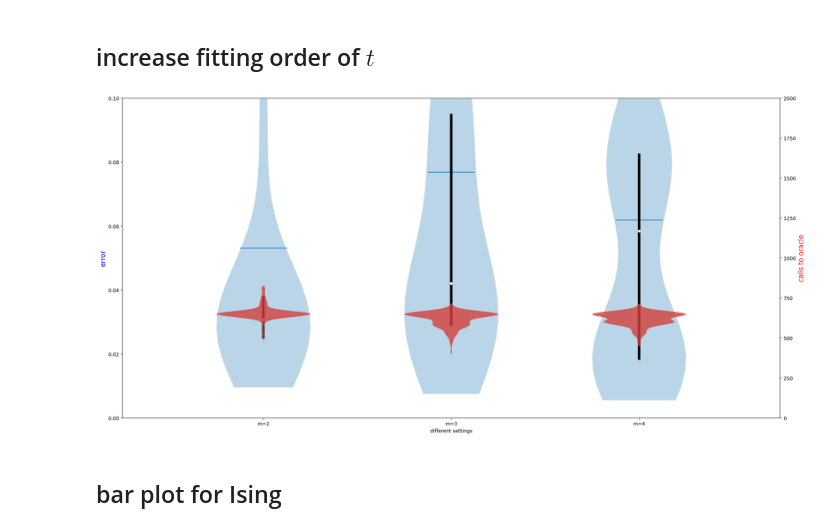
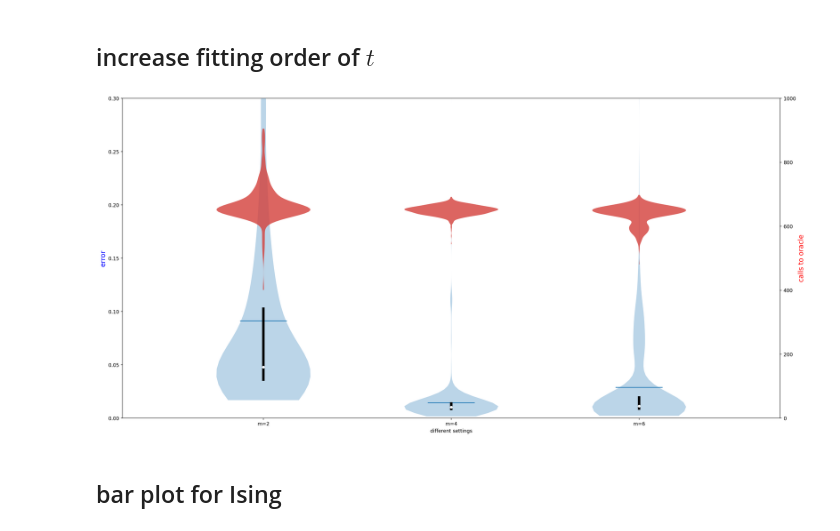
Before and after one commit to zyHan2077/HamiltonianLearning, a Jupyter notebook: plot/dataPresentation.ipynb, the cells around one changed output. Cells and saved outputs as stored; diff of their text form; code cells hidden in the pictures.

Commit message:
add figure demonstrating error supress via higher order fit

```diff
--- a/plot/dataPresentation.ipynb
+++ b/plot/dataPresentation.ipynb
@@ -532,8 +532,8 @@ plt.show()
 # %%
 noiseLevels = [
                "2",
-               "3",
-               "4"
+               "4",
+               "6"
               ]
 
 filenames = ["../data/RandomIsingRounds=500_m=" + x + ".json" for x in noiseLevels]
@@ -549,36 +549,36 @@ fig, ax1 = plt.subplots(nrows=1, ncols=1, figsize=(24, 12), sharey=True, dpi=200
 set_axis_style(ax1, titles)
 quartile1, medians, quartile3= [], [], []
 for e in errors:
     q1, m, q3 = np.percentile(e, [25, 50, 75], axis=0)
 #     print(q1, m, q3)
     quartile1.append(q1)
     medians.append(m)
     quartile3.append(q3)
 
 # print(quartile1, quartile3, medians)
 ax1.violinplot(errors, showmeans=True, showmedians=False,
         showextrema=False)
 inds = np.arange(1, len(medians) + 1)
 ax1.set_ylabel("error", color="blue", size=14)
 ax1.scatter(inds, medians, marker='o', color='white', s=20, zorder=3)
 ax1.vlines(inds, quartile1, quartile3, color='k', linestyle='-', lw=5)
 
 ax2 = ax1.twinx()
 ax2.set_ylabel("calls to oracle", color="red",fontsize=14)
 # ax2.scatter([1, 2], [1000, 1500], color="red")
 # ax2.vlines(inds, quartile1, quartile3, color='k', linestyle='-', lw=5)
 parts = ax2.violinplot(calls, showmeans=False, showmedians=False,
         showextrema=False)
-ax2.set_ylim([0, 2000])
-ax1.set_ylim([0, 0.1])
+ax2.set_ylim([0, 1000])
+ax1.set_ylim([0, 0.3])
 for pc in parts['bodies']:
     pc.set_facecolor('#D43F3A')
 #     pc.set_edgecolor('black')
     pc.set_alpha(0.8)
 plt.savefig("RandomIsing_n=4_var_m_violin.svg", format="svg")
 plt.show()
 # %% [output]
-[figure, old version]
+[figure, new version]
 # %% [markdown]
 ## bar plot for Ising
 # %%
```
Also changed, not shown: 6 other files.
